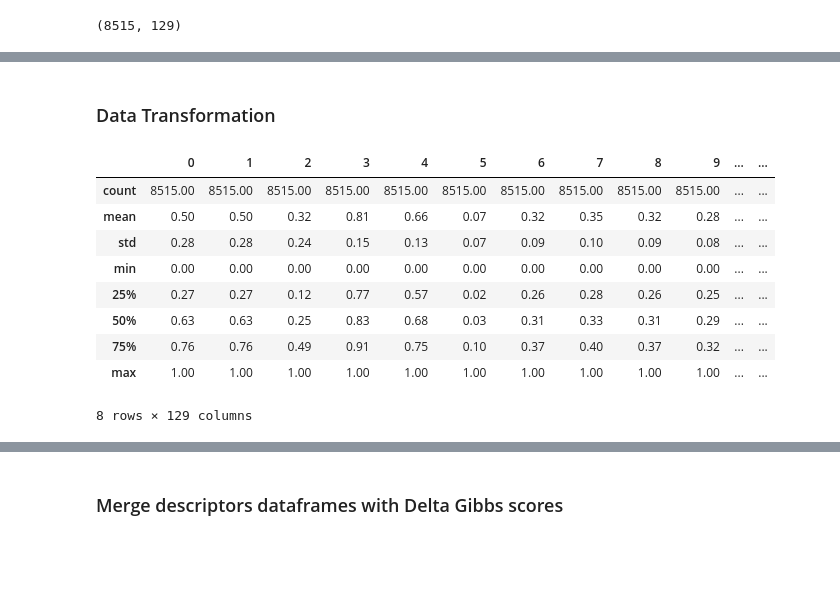
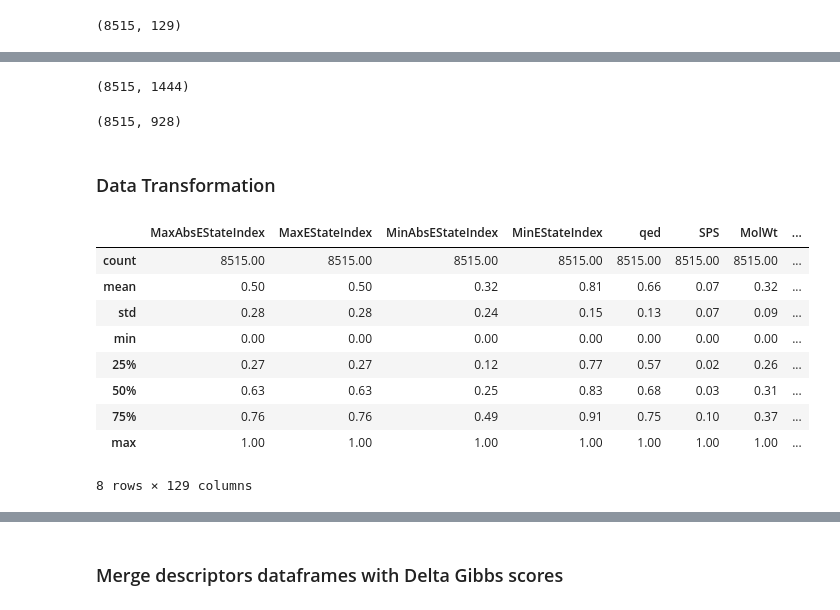
Before and after one commit to cpariona/biomedical-thesis, a Jupyter notebook: notebooks/QSAR_asyn_Gibbs_v2.ipynb, the cells around one changed output, grey strips where cells are left out. Drawn from its saved outputs; the diff is of its cells as text; code cells hidden in the pictures; blank space fills up the shorter version.

```diff
--- a/notebooks/QSAR_asyn_Gibbs_v2.ipynb
+++ b/notebooks/QSAR_asyn_Gibbs_v2.ipynb
@@ -154,8 +206,12 @@ RDKit_df.shape
 # %% [output]
 (8515, 210)
 # %%
-# Drop columns with NaN
-RDKit_df = RDKit_df.dropna(axis='columns')
+# Drop columns with 90% NaN
+RDKit_df = RDKit_df.loc[:, RDKit_df.isna().mean(axis=0) < 0.9]
 RDKit_df.shape
 # %% [output]
 (8515, 210)
+# %%
+# fill NaN values with the median of each column
+RDKit_df.fillna(RDKit_df.median(), inplace=True)
+RDKit_df.shape
@@ -168,3 +238,15 @@ RDKit_df.shape
+# %%
+# fill NaN values with the median of each column
+PaDEL_df.fillna(PaDEL_df.median(), inplace=True)
+PaDEL_df.shape
+# %% [output]
+(8515, 1444)
+# %%
+# Drop columns with 90% zeros
+PaDEL_df = PaDEL_df.loc[:, (PaDEL_df == 0).mean(axis=0) < 0.9]
+PaDEL_df.shape
+# %% [output]
+(8515, 928)
 # %% [markdown]
 ### Data Transformation
 # %%
@@ -173,20 +255,24 @@ robust_scaler = RobustScaler()
 minmax_scaler = MinMaxScaler()
 # %%
 # Scale data
-RDKit_scaled = robust_scaler.fit_transform(RDKit)
+RDKit_scaled = robust_scaler.fit_transform(RDKit_df)
 RDKit_scaled = minmax_scaler.fit_transform(RDKit_scaled)
+PaDEL_scaled = robust_scaler.fit_transform(PaDEL_df)
+PaDEL_scaled = minmax_scaler.fit_transform(PaDEL_scaled)
 # %%
 # Create RDKit scaled DataFrame
-RDKit = pd.DataFrame(RDKit_scaled)
-RDKit.describe()
+RDKit_columns = RDKit_df.columns
+RDKit_scaled_df = pd.DataFrame(RDKit_scaled)
+RDKit_scaled_df.columns = RDKit_columns
+RDKit_scaled_df.describe()
 # %% [output]
-|  | 0 | 1 | 2 | 3 | 4 | 5 | 6 | 7 | 8 | 9 | ... | ... |
-| count | 8515.00 | 8515.00 | 8515.00 | 8515.00 | 8515.00 | 8515.00 | 8515.00 | 8515.00 | 8515.00 | 8515.00 | ... | ... |
-| mean | 0.50 | 0.50 | 0.32 | 0.81 | 0.66 | 0.07 | 0.32 | 0.35 | 0.32 | 0.28 | ... | ... |
-| std | 0.28 | 0.28 | 0.24 | 0.15 | 0.13 | 0.07 | 0.09 | 0.10 | 0.09 | 0.08 | ... | ... |
-| min | 0.00 | 0.00 | 0.00 | 0.00 | 0.00 | 0.00 | 0.00 | 0.00 | 0.00 | 0.00 | ... | ... |
-| 25% | 0.27 | 0.27 | 0.12 | 0.77 | 0.57 | 0.02 | 0.26 | 0.28 | 0.26 | 0.25 | ... | ... |
-| 50% | 0.63 | 0.63 | 0.25 | 0.83 | 0.68 | 0.03 | 0.31 | 0.33 | 0.31 | 0.29 | ... | ... |
-| 75% | 0.76 | 0.76 | 0.49 | 0.91 | 0.75 | 0.10 | 0.37 | 0.40 | 0.37 | 0.32 | ... | ... |
-| max | 1.00 | 1.00 | 1.00 | 1.00 | 1.00 | 1.00 | 1.00 | 1.00 | 1.00 | 1.00 | ... | ... |
+|  | MaxAbsEStateIndex | MaxEStateIndex | MinAbsEStateIndex | MinEStateIndex | qed | SPS | MolWt | ... |
+| count | 8515.00 | 8515.00 | 8515.00 | 8515.00 | 8515.00 | 8515.00 | 8515.00 | ... |
+| mean | 0.50 | 0.50 | 0.32 | 0.81 | 0.66 | 0.07 | 0.32 | ... |
+| std | 0.28 | 0.28 | 0.24 | 0.15 | 0.13 | 0.07 | 0.09 | ... |
+| min | 0.00 | 0.00 | 0.00 | 0.00 | 0.00 | 0.00 | 0.00 | ... |
+| 25% | 0.27 | 0.27 | 0.12 | 0.77 | 0.57 | 0.02 | 0.26 | ... |
+| 50% | 0.63 | 0.63 | 0.25 | 0.83 | 0.68 | 0.03 | 0.31 | ... |
+| 75% | 0.76 | 0.76 | 0.49 | 0.91 | 0.75 | 0.10 | 0.37 | ... |
+| max | 1.00 | 1.00 | 1.00 | 1.00 | 1.00 | 1.00 | 1.00 | ... |
 8 rows × 129 columns
```
Also changed, not shown: parts of 55 cells of this notebook, 15 other files.
